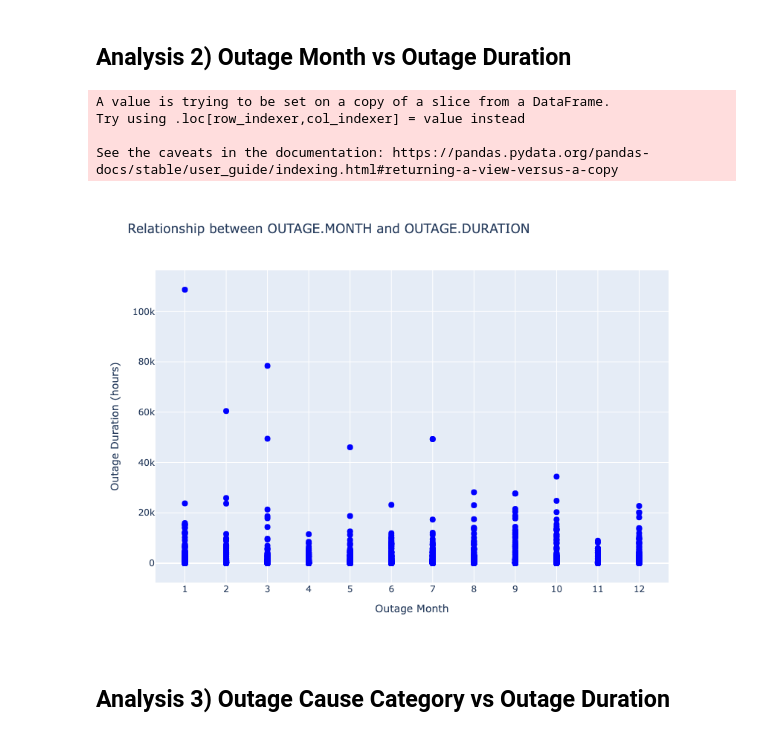
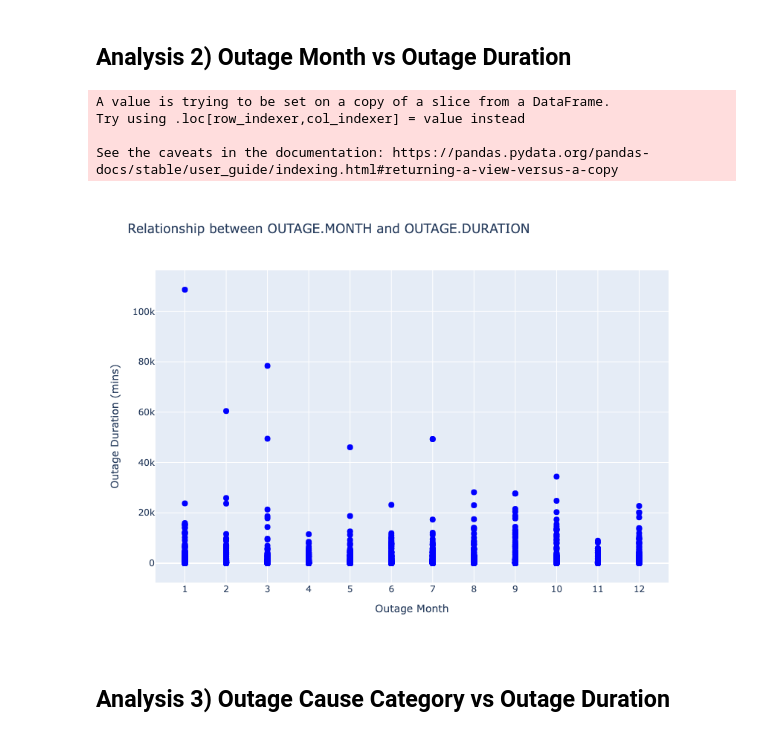
Before and after one commit to djlisbonne/power_outage_analysis, a Jupyter notebook: portfolio.ipynb, the cells around one changed output. Drawn from its saved outputs; the diff is of its cells as text; code cells hidden in the pictures.

```diff
--- a/portfolio.ipynb
+++ b/portfolio.ipynb
@@ -179,38 +152,22 @@ See the caveats in the documentation: https://pandas.pydata.org/pandas-docs/stab
 # %%
 df2 = df_interest[['OUTAGE.START.DATE', 'OUTAGE.DURATION']]
 df2['OUTAGE.MONTH'] = pd.to_datetime(df2['OUTAGE.START.DATE']).dt.month
+labels = {
+    'title': 'Relationship between OUTAGE.MONTH and OUTAGE.DURATION',
+    'xtitle': 'Outage Month',
+    'ytitle': 'Outage Duration (mins)',
+    'xaxis': dict(dtick=1)
+}
+
+f2 = gen_uni_scatter(df2['OUTAGE.MONTH'], df2['OUTAGE.DURATION'], labels)
+f2.show()
+fig.write_html('fig2.html', include_plotlyjs='cdn')
 # %% [output]
 A value is trying to be set on a copy of a slice from a DataFrame.
 Try using .loc[row_indexer,col_indexer] = value instead
 
 See the caveats in the documentation: https://pandas.pydata.org/pandas-docs/stable/user_guide/indexing.html#returning-a-view-versus-a-copy
+[figure, added]
-# %%
-fig = go.Figure()
-
-# Add scatter plot to the figure
-fig.add_trace(go.Scatter(
-    x=df2['OUTAGE.MONTH'],
-    y=df2['OUTAGE.DURATION'],
-    mode='markers',
-    marker=dict(color='blue', size=8),
-    name='Power Outages'
-))
-
-# Add titles and labels
-fig.update_layout(
-    title='Relationship between OUTAGE.MONTH and OUTAGE.DURATION',
-    xaxis_title='Outage Month',
-    yaxis_title='Outage Duration (hours)',
-    xaxis=dict(dtick=1),
-    template='plotly',
-    height=600,
-    width=800
-)
-
-# Show the interactive plot
-fig.show()
-# %% [output]
-[figure, removed]
 # %% [markdown]
 ## Analysis 3) Outage Cause Category vs Outage Duration
 # %%
```
Also changed, not shown: parts of 13 cells of this notebook, 6 other files.
